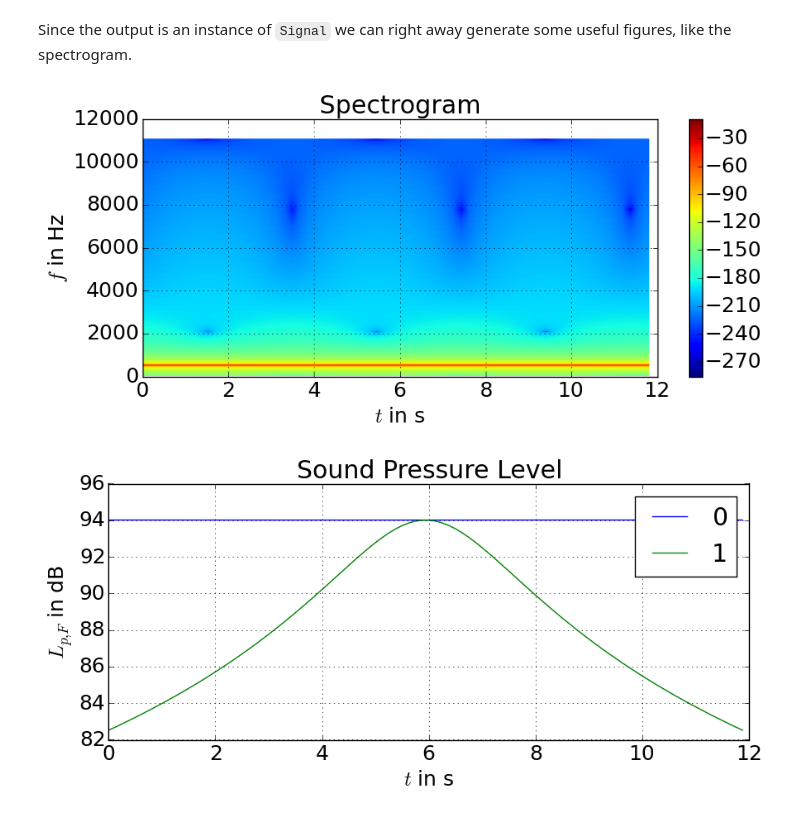
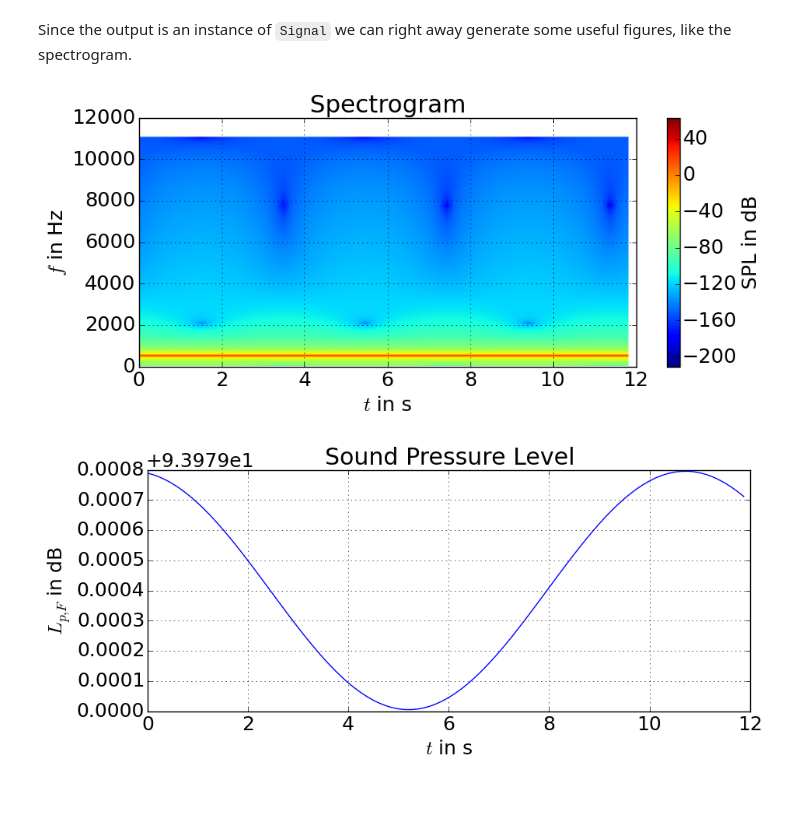
Before and after one commit to FRidh/auraliser, a Jupyter notebook: examples/basic_example.ipynb, the cells around one changed output. Cells and saved outputs as stored; diff of their text form; code cells hidden in the pictures.

```diff
--- a/examples/basic_example.ipynb
+++ b/examples/basic_example.ipynb
@@ -50,9 +50,6 @@ sine0.directivity = Omni()#FigureEight()
 Next, we define a receiver.
 # %%
 rcv = model.add_receiver(name='receiver', position=Point(0.0,0.0,1.6))
-rcv.channels[0].directivity = Omni()#FigureEight()
-from auraliser.auralisation import Channel
-rcv.channels.append(Channel(directivity = FigureEight()))
 # %% [markdown]
 In this example we turn the following propagation effects off.
 # %%
@@ -64,20 +61,21 @@ model.settings['turbulence']['include'] = False
 # %% [markdown]
 Now the model is complete we can generate an auralization
 # %%
-signal = rcv.auralise()
+channels = rcv.auralise()
 # %% [markdown]
 and listen to it.
 # %%
-Audio(data=signal[0], rate=signal.fs)
+signal = mono(channels)
+Audio(data=signal, rate=signal.fs)
 # %% [output]
 [interactive output not drawn]
 # %% [markdown]
 Since the output is an instance of `Signal` we can right away generate some useful figures, like the spectrogram.
 # %%
-fig = signal[0].spectrogram()
+fig = signal.spectrogram()
 # %% [output]
-[figure, old version]
+[figure, new version]
 # %%
-fig = signal.plot_leq()
+fig = signal.plot_levels()
 # %% [output]
-[figure, old version]
+[figure, new version]
```
Also changed, not shown: parts of 1 cell of this notebook, 8 other files.
